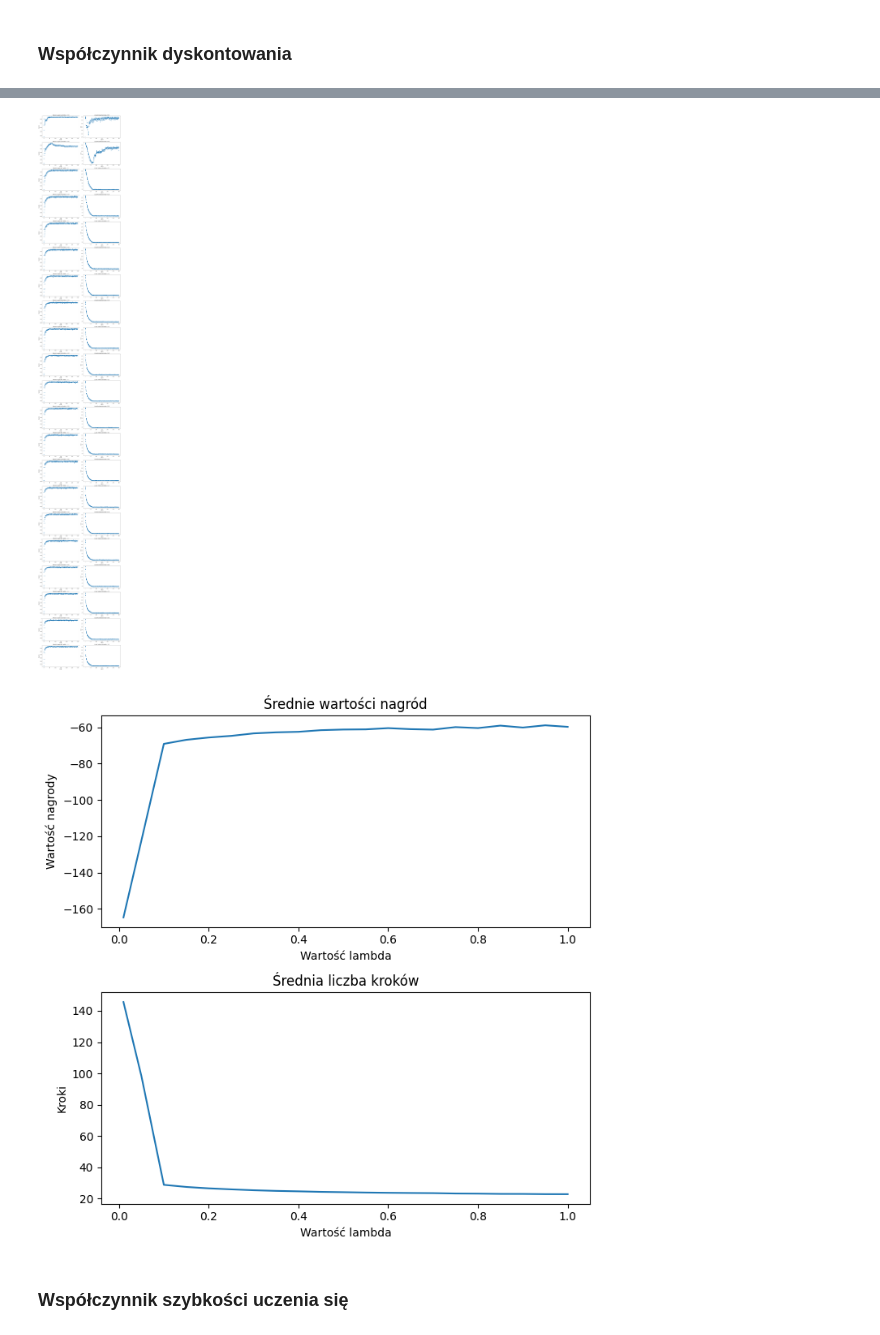
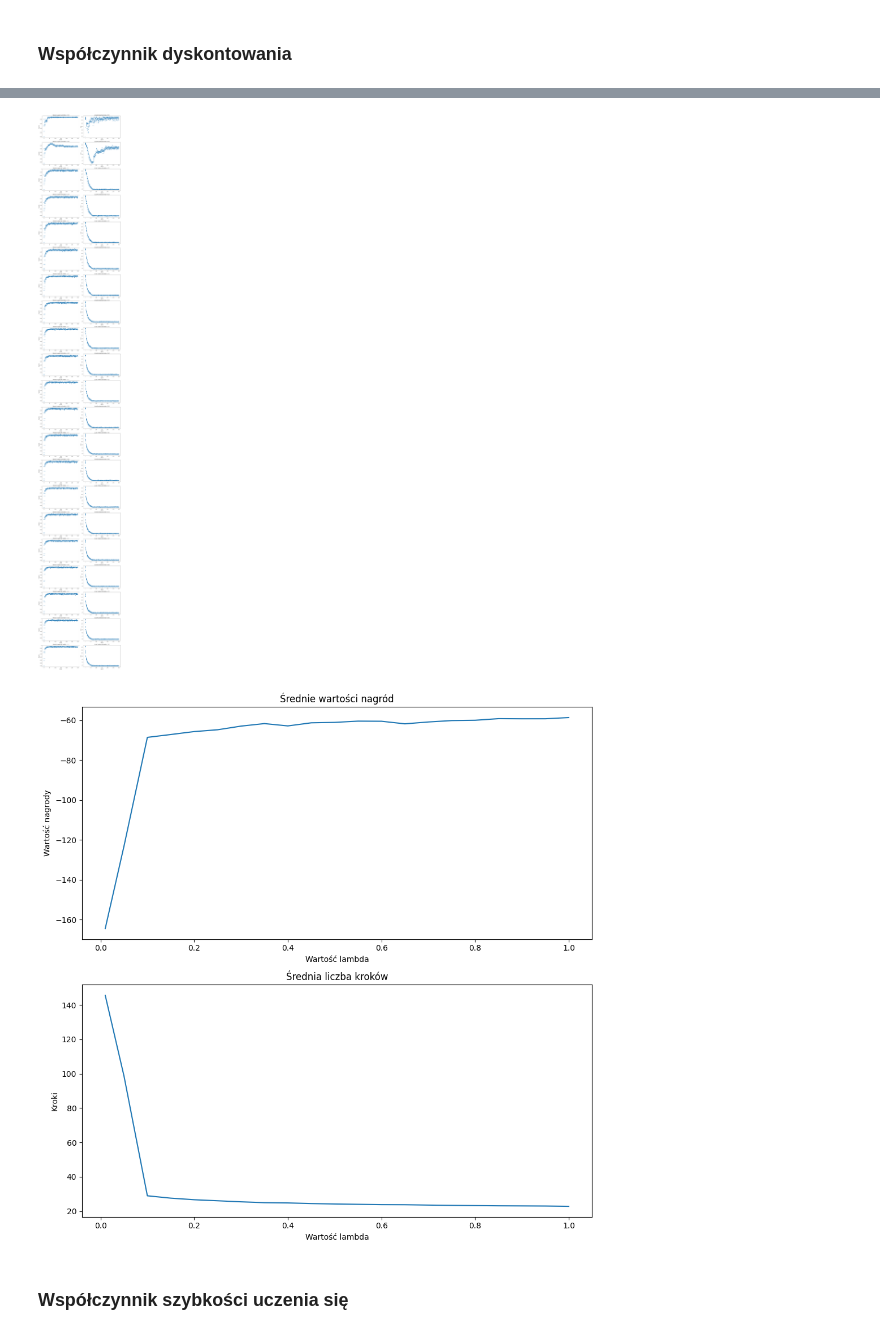
Before and after one commit to maksnowak/cliff-walking, a Jupyter notebook: task5.ipynb, the cells around one changed output, grey strips where cells are left out. Saved outputs shown, nothing was run; the diff lists cells and outputs as text; code cells hidden in the pictures.

Commit message:
Add final graphs

```diff
--- a/task5.ipynb
+++ b/task5.ipynb
@@ -119,0 +124,2 @@ Maksymalna liczba kroków: 150
+# %%
+learning_results(env, 300, 0.5, 0.5, 0.01)
@@ -119,0 +137,2 @@ Maksymalna liczba kroków: 150
+# %%
+learning_results(env, 300, 0.5, 0.5, 0.8)
@@ -131,7 +161,7 @@ def plot_lambda(values):
     for _lambda in values:
         lambda_rewards = []
         lambda_steps = []
-        for _ in range(100):
+        for _ in range(50):
             _, r, s = q_learning(env, 300, _lambda, 0.5, 0.1)
             lambda_rewards.append(r)
             lambda_steps.append(s)
@@ -151,7 +181,7 @@ def plot_lambda(values):
         rewards.append(avg_reward)
         steps.append(avg_steps)
     fig1.tight_layout()
-    fig2, ax2 = plt.subplots(2, figsize=(7, 7))
+    fig2, ax2 = plt.subplots(2, figsize=(10, 10))
     ax2[0].plot(values, rewards)
     ax2[0].set_xlabel('Wartość lambda')
     ax2[0].set_ylabel('Wartość nagrody')
@@ -185,5 +215,5 @@ Lambda: 1.0, średnia nagroda: -59.715333333333334, średnia liczba kroków: 22.
-[figure, old version]
+[figure, new version]
-[figure, old version]
+[figure, new version]
 # %% [markdown]
 ### Współczynnik szybkości uczenia się
 # %%
```
Also changed, not shown: parts of 5 cells of this notebook.
